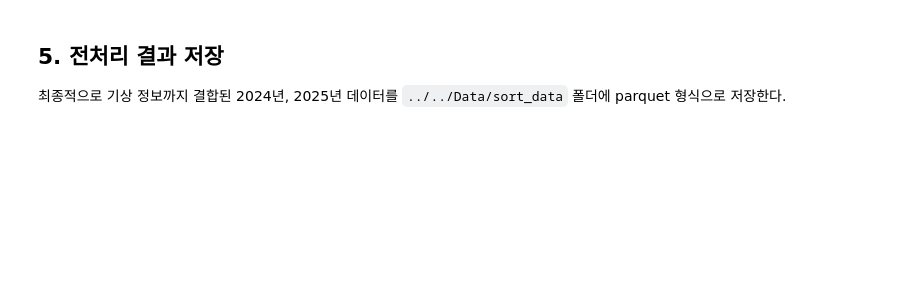
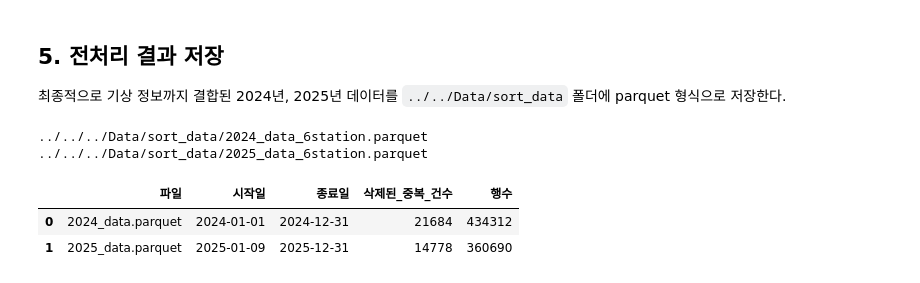
Before and after one commit to Hgracefield/EP_cycle_stations, a Jupyter notebook: Note/LSH/prac/data_sort.ipynb, the cells around one changed output. Drawn from its saved outputs; the diff is of its cells as text; code cells hidden in the pictures; blank space fills up the shorter version.

```diff
--- a/Note/LSH/prac/data_sort.ipynb
+++ b/Note/LSH/prac/data_sort.ipynb
@@ -277,31 +285,37 @@ df2_weather.head()
 # %%
 from pathlib import Path
 
-output_dir = Path('../../Data/sort_data')
+output_dir = Path('../../../Data/sort_data')
 output_dir.mkdir(parents=True, exist_ok=True)
 
 save_summary = pd.DataFrame(
     [
         {
             '파일': '2024_data.parquet',
             '시작일': df1_weather['기준_날짜'].min().date(),
             '종료일': df1_weather['기준_날짜'].max().date(),
             '삭제된_중복_건수': df1_removed_duplicates,
             '행수': len(df1_weather),
         },
         {
             '파일': '2025_data.parquet',
             '시작일': df2_weather['기준_날짜'].min().date(),
             '종료일': df2_weather['기준_날짜'].max().date(),
             '삭제된_중복_건수': df2_removed_duplicates,
             '행수': len(df2_weather),
         },
     ]
 )
 
-df1_weather.to_parquet(output_dir / '2024_data.parquet', index=False)
-df2_weather.to_parquet(output_dir / '2025_data.parquet', index=False)
+df1_weather.to_parquet(output_dir / '2024_data_6station.parquet', index=False)
+df2_weather.to_parquet(output_dir / '2025_data_6station.parquet', index=False)
 
-print(output_dir / '2024_data.parquet')
-print(output_dir / '2025_data.parquet')
+print(output_dir / '2024_data_6station.parquet')
+print(output_dir / '2025_data_6station.parquet')
 save_summary
+# %% [output]
+../../../Data/sort_data/2024_data_6station.parquet
+../../../Data/sort_data/2025_data_6station.parquet
+|  | 파일 | 시작일 | 종료일 | 삭제된_중복_건수 | 행수 |
+| 0 | 2024_data.parquet | 2024-01-01 | 2024-12-31 | 21684 | 434312 |
+| 1 | 2025_data.parquet | 2025-01-09 | 2025-12-31 | 14778 | 360690 |
```
Also changed, not shown: parts of 7 cells of this notebook, 2 other files.
